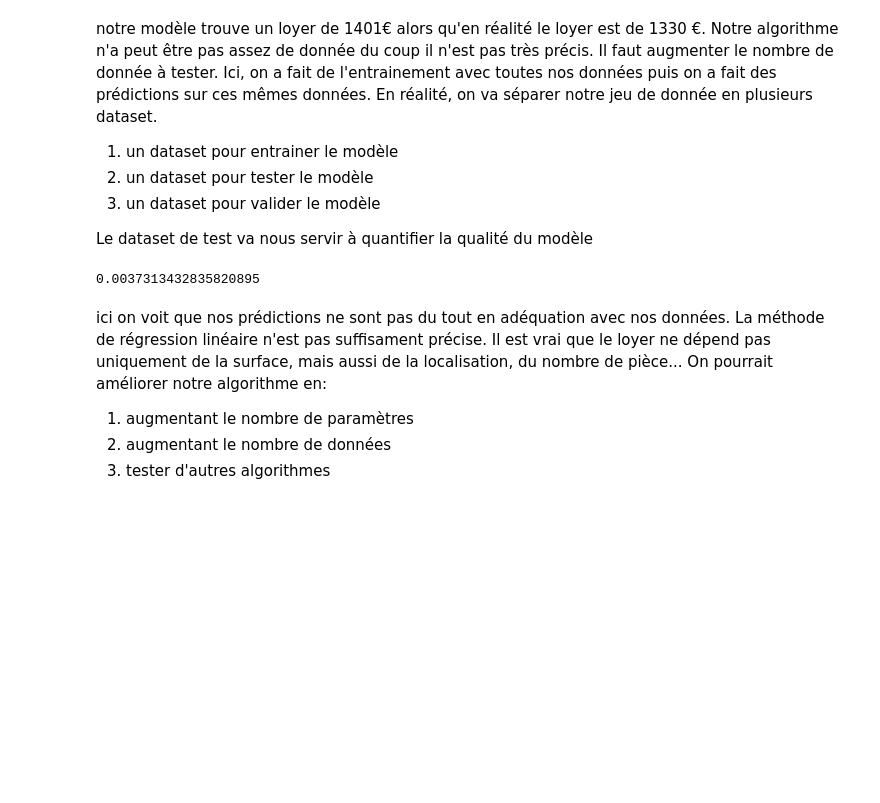
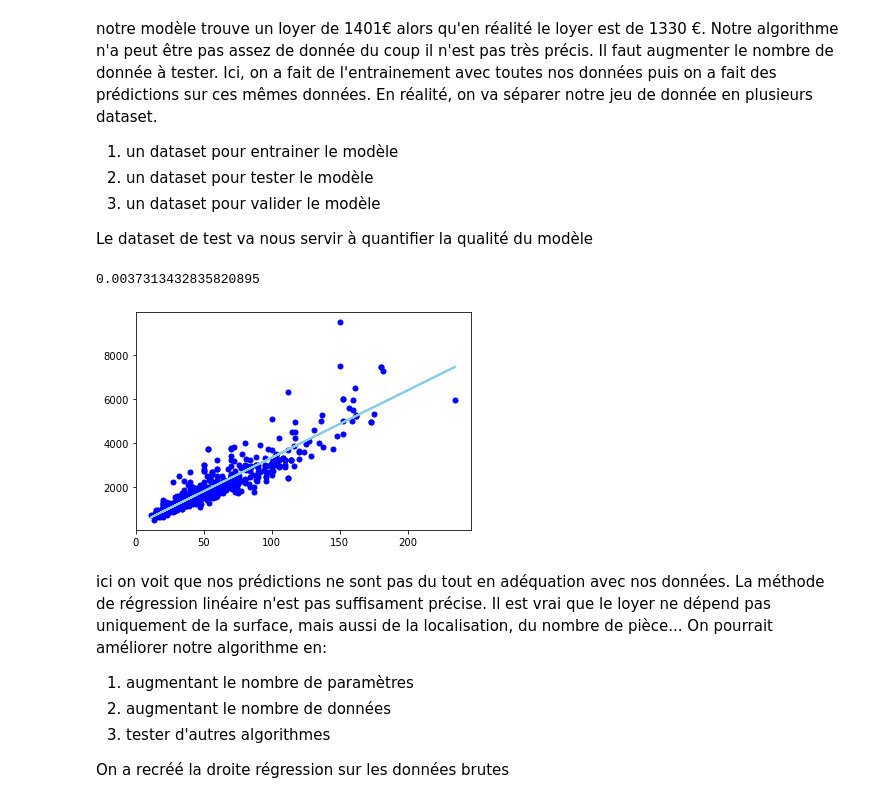
Before and after one commit to CorentinMAG/AI, a Jupyter notebook: linear_regression.ipynb, the cells around one changed output. Saved outputs shown, nothing was run; the diff lists cells and outputs as text; code cells hidden in the pictures; blank space fills up the shorter version.

```diff
--- a/linear_regression.ipynb
+++ b/linear_regression.ipynb
@@ -118,12 +118,17 @@ En réalité, on va séparer  notre jeu de donnée en plusieurs dataset.
 Le dataset de test va nous servir à quantifier la qualité du modèle
 # %%
 from sklearn.metrics import accuracy_score
+plt.plot(np.round(house_data[["surface"]]), house_data['loyer'].values, 'bo', markersize = 5)
+plt.plot(house_data[["surface"]], np.round(result_tot.reshape(-1)), color="skyblue", linewidth = 2)
 print(accuracy_score(np.round(result_tot.reshape(-1)),np.round(house_data['loyer'].values)))
 # %% [output]
 0.0037313432835820895
+[figure, added]
 # %% [markdown]
 ici on voit que nos prédictions ne sont pas du tout en adéquation avec nos données. La méthode de régression linéaire n'est pas suffisament précise. Il est vrai que le loyer ne dépend pas uniquement de la surface, mais aussi de la localisation, du nombre de pièce...
 On pourrait améliorer notre algorithme en:
 1. augmentant le nombre de paramètres
 2. augmentant le nombre de données
 3. tester d'autres algorithmes
+
+On a recréé la droite régression sur les données brutes
```
Also changed, not shown: parts of 1 cell of this notebook.
